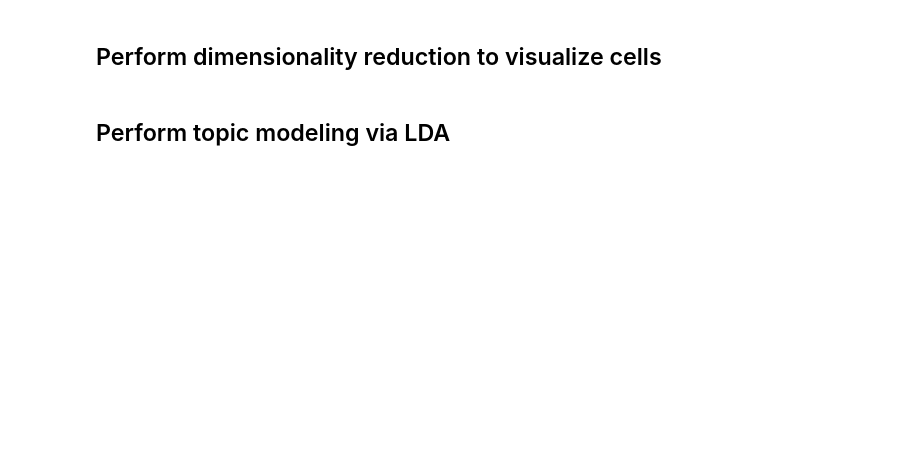
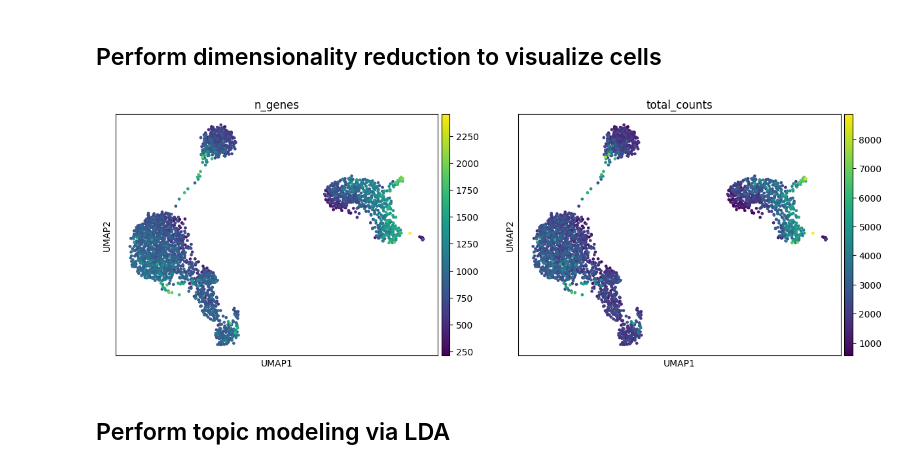
Before and after one commit to xr-cc/DSCoV-Workshop-on-Topic-Modeling, a Jupyter notebook: topic_modeling_scRNAseq_demo.ipynb, the cells around one changed output. Saved outputs shown, nothing was run; the diff lists cells and outputs as text; code cells hidden in the pictures; blank space fills up the shorter version.

```diff
--- a/topic_modeling_scRNAseq_demo.ipynb
+++ b/topic_modeling_scRNAseq_demo.ipynb
@@ -115,4 +139,8 @@ sc.pp.neighbors(adata, n_neighbors=10, n_pcs=40)
 sc.tl.umap(adata)
+# %%
+sc.pl.umap(adata, color=['n_genes','total_counts'])
+# %% [output]
+[figure, added]
 # %% [markdown]
 ## Perform topic modeling via LDA
 # %%
```
Also changed, not shown: parts of 11 cells of this notebook.
